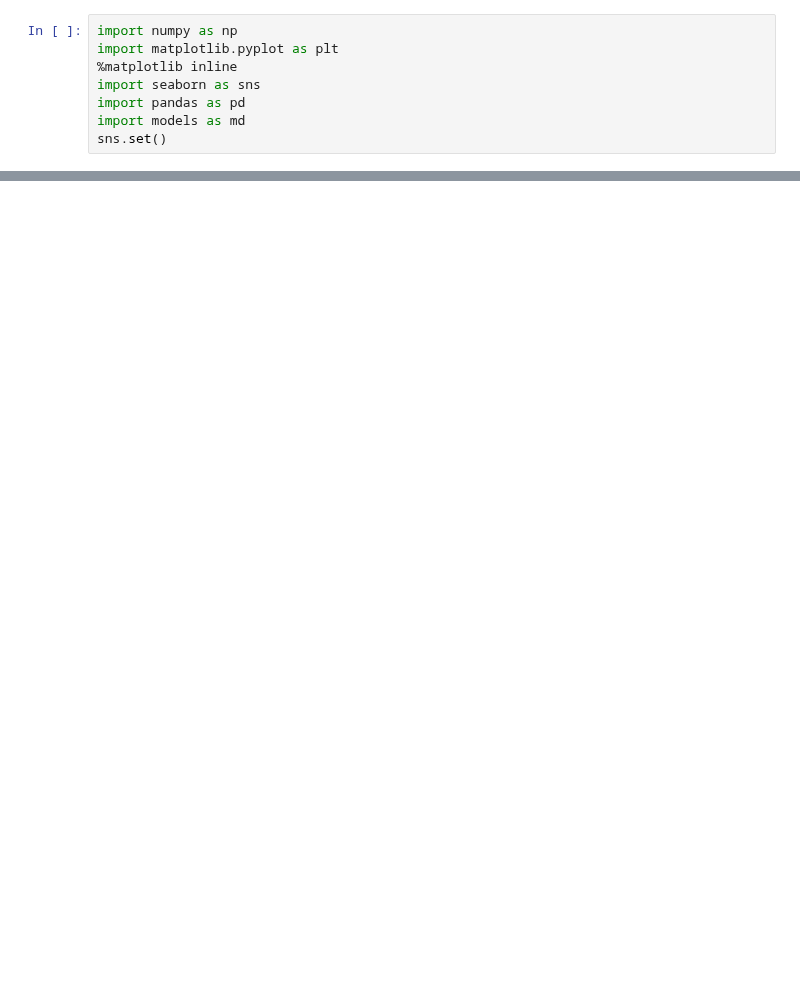
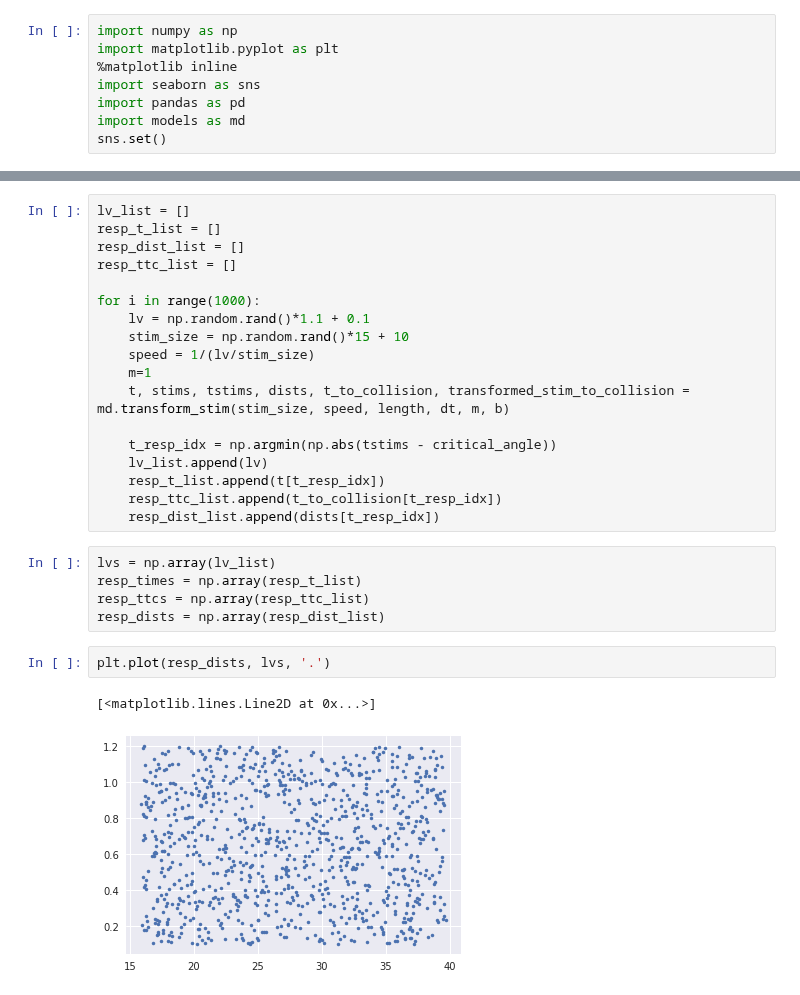
Before and after one commit to awakenting/master-thesis, a Jupyter notebook: code/Stimulus_plots.ipynb, the cells around one changed output, grey strips where cells are left out. Cells and saved outputs as stored; diff of their text form; blank space fills up the shorter version.

```diff
--- a/code/Stimulus_plots.ipynb
+++ b/code/Stimulus_plots.ipynb
@@ -91,0 +107,28 @@ plt.legend()
+# %%
+lv_list = []
+resp_t_list = []
+resp_dist_list = []
+resp_ttc_list = []
+
+for i in range(1000):
+    lv = np.random.rand()*1.1 + 0.1
+    stim_size = np.random.rand()*15 + 10
+    speed = 1/(lv/stim_size)
+    m=1
+    t, stims, tstims, dists, t_to_collision, transformed_stim_to_collision = md.transform_stim(stim_size, speed, length, dt, m, b)
+
+    t_resp_idx = np.argmin(np.abs(tstims - critical_angle))
+    lv_list.append(lv)
+    resp_t_list.append(t[t_resp_idx])
+    resp_ttc_list.append(t_to_collision[t_resp_idx])
+    resp_dist_list.append(dists[t_resp_idx])
+# %%
+lvs = np.array(lv_list)
+resp_times = np.array(resp_t_list)
+resp_ttcs = np.array(resp_ttc_list)
+resp_dists = np.array(resp_dist_list)
+# %%
+plt.plot(resp_dists, lvs, '.')
+# %% [output]
+[<matplotlib.lines.Line2D at 0x...>]
+[figure, added]
```
Also changed, not shown: parts of 8 cells of this notebook, 16 other files.
